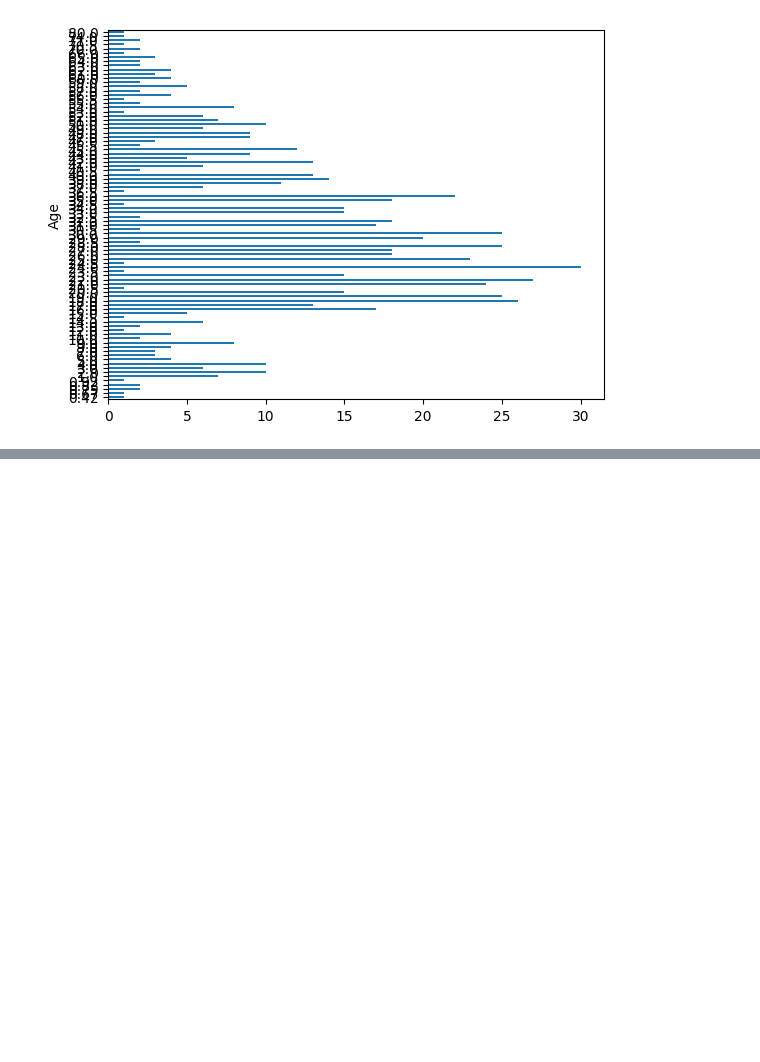
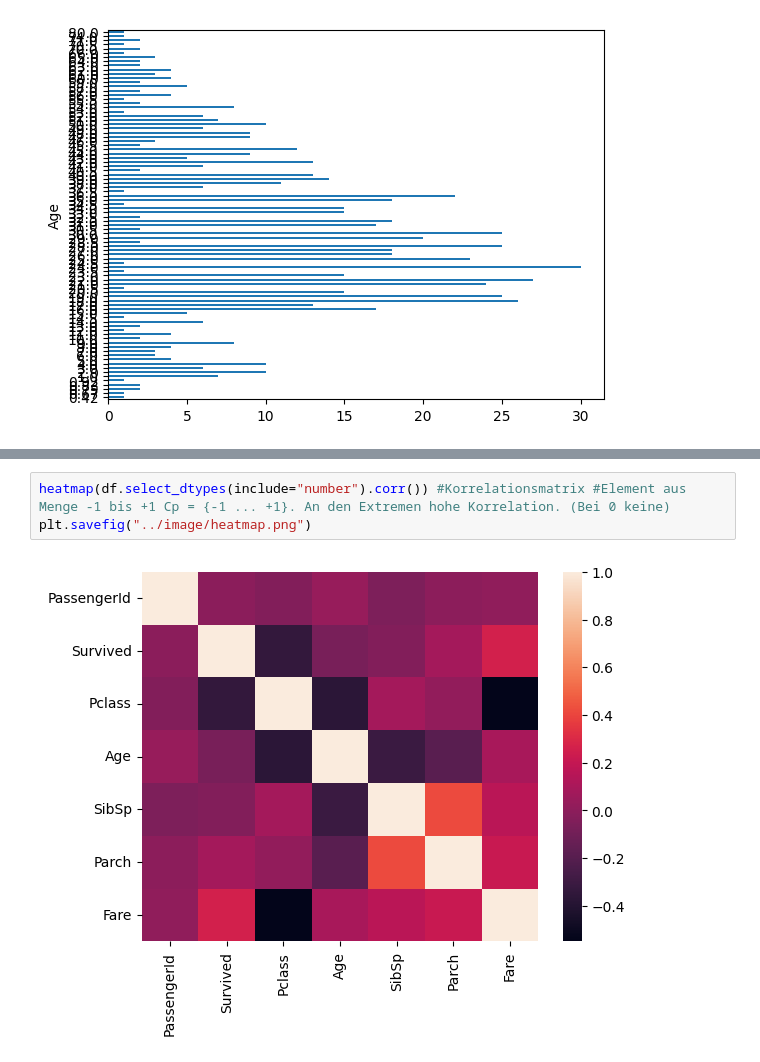
Before and after one commit to SimonLantschner/data-science-ue-ct, a Jupyter notebook: notebooks/02_untitled.ipynb, the cells around one changed output, grey strips where cells are left out. Saved outputs shown, nothing was run; the diff lists cells and outputs as text; blank space fills up the shorter version.

```diff
--- a/notebooks/02_untitled.ipynb
+++ b/notebooks/02_untitled.ipynb
@@ -108,0 +138,5 @@ df["Age"].value_counts().sort_index().plot(kind="barh")
+# %%
+heatmap(df.select_dtypes(include="number").corr()) #Korrelationsmatrix #Element aus Menge -1 bis +1 Cp = {-1 ... +1}. An den Extremen hohe Korrelation. (Bei 0 keine)
+plt.savefig("../image/heatmap.png")
+# %% [output]
+[figure, added]
```
Also changed, not shown: parts of 15 cells of this notebook, 2 other files.
